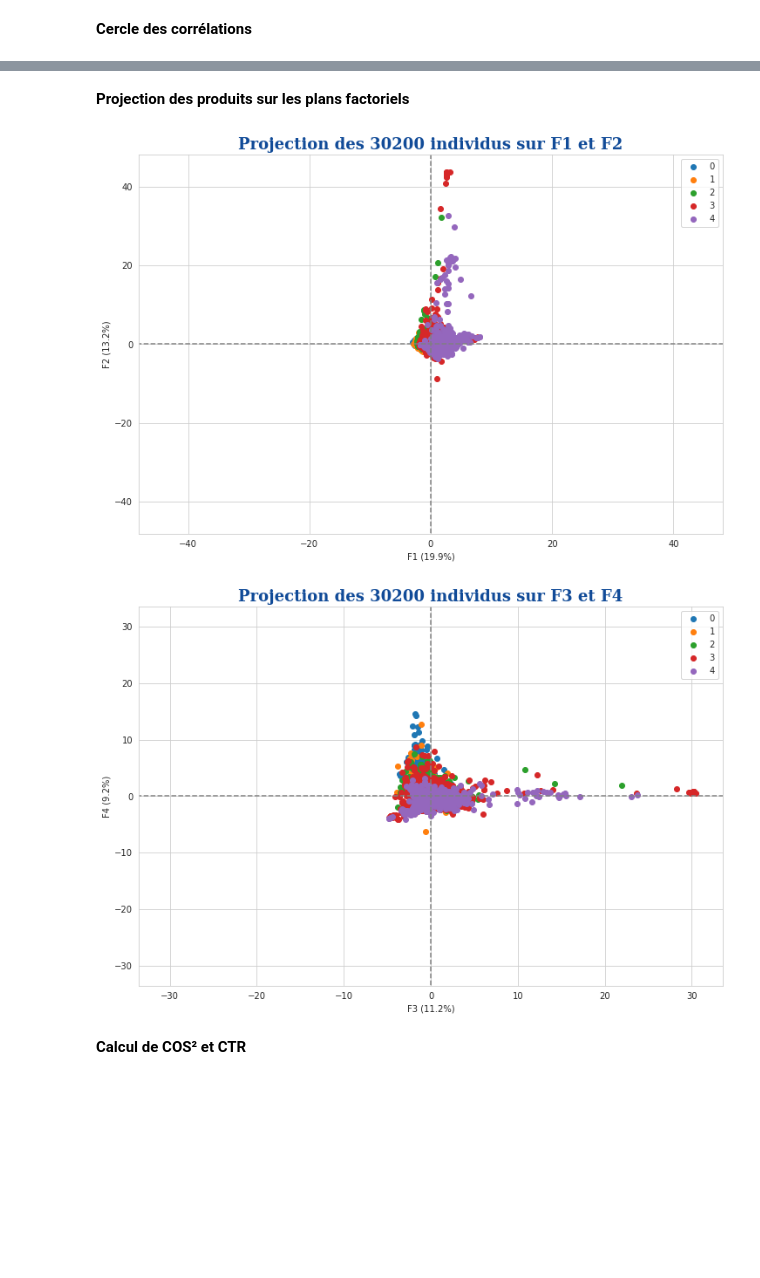
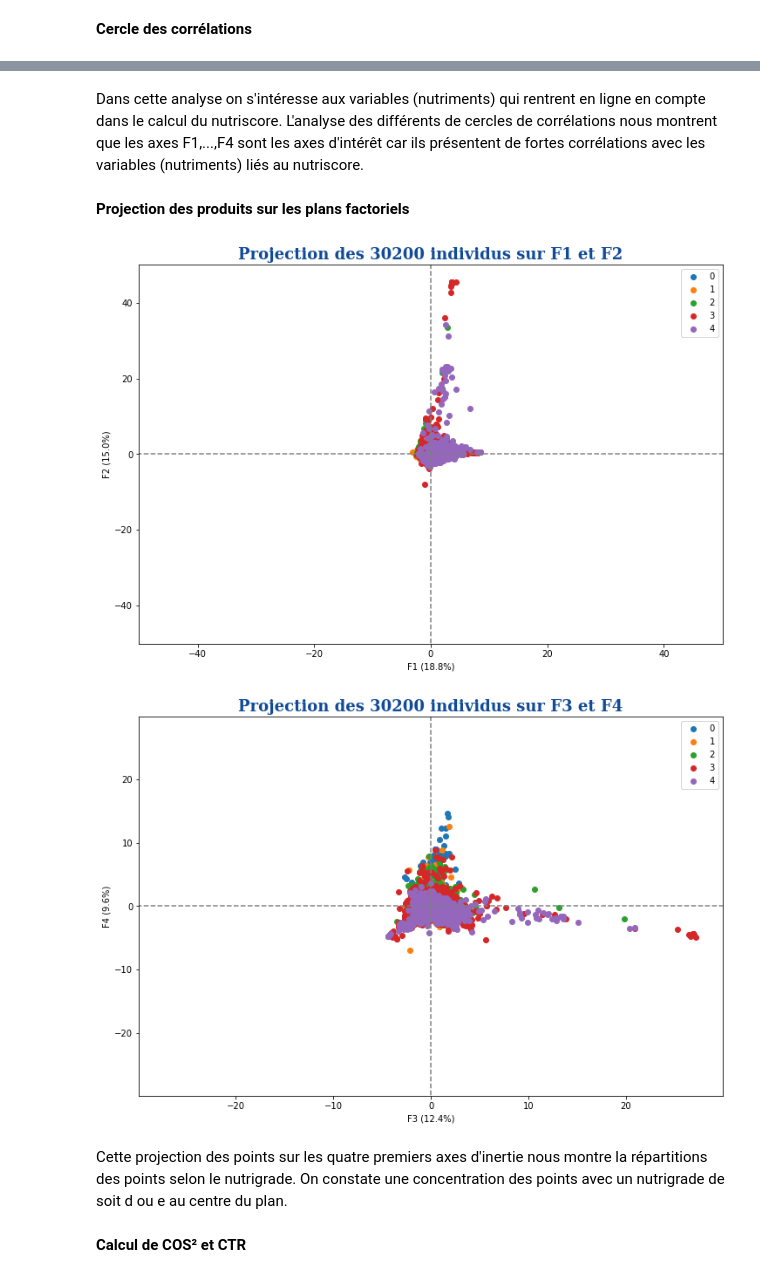
Before and after one commit to Bakarime27/app-sante-public, a Jupyter notebook: exploration_data_asp.ipynb, the cells around one changed output, grey strips where cells are left out. Cells and saved outputs as stored; diff of their text form; code cells hidden in the pictures; blank space fills up the shorter version.

```diff
--- a/exploration_data_asp.ipynb
+++ b/exploration_data_asp.ipynb
@@ -191,5 +202,20 @@ plt.show()
 # %% [markdown]
 **Eboulis des valeurs propres**
+# %%
+from sklearn.decomposition import PCA
+from sklearn.preprocessing import StandardScaler
+
+df_pca = df[df.columns.difference(["code","nutrition-score-fr_100g"])]
+
+scaler = StandardScaler()
+
+#standardisation
+X = df_pca.select_dtypes(include=['float64','int64'])
+X_standard = scaler.fit_transform(X)
+
+#Instanciation de l'ACP
+pca = PCA(svd_solver='full').fit(X_standard)
+X_projete = pca.transform(X_standard)
 # %%
 #Variances expliquées
 variances_expliquees = pca.explained_variance_ratio_*100
@@ -255,18 +272,18 @@ corr_matrix
 # %%
 #Variable Illustrative
-ivNutrigrade = df['nutrition_grade_fr'].values
+nutrigrade_vi = df['nutrition_grade_fr'].values
 
 #Encodage des grades
 from sklearn.preprocessing import LabelEncoder
 encoder = LabelEncoder()
-ivNutrigrade = encoder.fit_transform(ivNutrigrade)
-ivNutrigrade = ivNutrigrade.reshape((ivNutrigrade.shape[0],1))
+nutrigrade_vi = encoder.fit_transform(nutrigrade_vi)
+nutrigrade_vi = nutrigrade_vi.reshape((nutrigrade_vi.shape[0],1))
 
 #Corrélation de la variable illustrative avec les axes factoriels
-corrIv = np.zeros((ivNutrigrade.shape[1],p))
+corrIv = np.zeros((nutrigrade_vi.shape[1],p))
 for j in range(p):
-    for k in range(ivNutrigrade.shape[1]):
-        corrIv[k,j] = np.corrcoef(ivNutrigrade[:,k],X_projecte[:,j])[0,1]
+    for k in range(nutrigrade_vi.shape[1]):
+        corrIv[k,j] = np.corrcoef(nutrigrade_vi[:,k],X_projete[:,j])[0,1]
 # %%
 def cercle_corr(pcs, n_comp, pca, axis_ranks,
                labels=None, label_rotation=0,
@@ -328,7 +347,9 @@ cercle_corr(pcs, 4, pca, [(0,1),(2,3)], labels = np.array(X.columns),
+# %% [markdown]
+Dans cette analyse on s'intéresse aux variables (nutriments) qui rentrent en ligne en compte dans le calcul du nutriscore. L'analyse des différents de cercles de corrélations nous montrent que les axes F1,...,F4 sont les axes d'intérêt car ils présentent de fortes corrélations avec les variables (nutriments) liés au nutriscore.
 # %% [markdown]
 **Projection des produits sur les plans factoriels**
 # %%
-def graphe_plans_factoriels(X_projected, n_comp, pca, axis_ranks, labels=None, alpha=1, illustrative_var=None):
+def graphe_plans_factoriels(X_projete, n_comp, pca, axis_ranks, labels=None, alpha=1, illustrative_var=None):
     for d1,d2 in axis_ranks:
         if d2 < n_comp:
 
@@ -337,20 +358,20 @@ def graphe_plans_factoriels(X_projected, n_comp, pca, axis_ranks, labels=None, a
 
             # affichage des points
             if illustrative_var is None:
-                plt.scatter(X_projected[:, d1], X_projected[:, d2], alpha=alpha)
+                plt.scatter(X_projete[:, d1], X_projete[:, d2], alpha=alpha)
             else:
                 illustrative_var = np.array(illustrative_var)
                 for value in np.unique(illustrative_var):
                     selected = np.where(illustrative_var == value)
-                    plt.scatter(X_projected[selected, d1], X_projected[selected, d2], alpha=alpha, label=value)
+                    plt.scatter(X_projete[selected, d1], X_projete[selected, d2], alpha=alpha, label=value)
                 plt.legend()
             if labels is not None:
-                for i,(x,y) in enumerate(X_projected[:,[d1,d2]]):
+                for i,(x,y) in enumerate(X_projete[:,[d1,d2]]):
                     plt.text(x, y, labels[i],
                               fontsize='14', ha='center',va='center')
 
             # détermination des limites du graphique
-            boundary = np.max(np.abs(X_projected[:, [d1,d2]])) * 1.1
+            boundary = np.max(np.abs(X_projete[:, [d1,d2]])) * 1.1
             plt.xlim([-boundary,boundary])
             plt.ylim([-boundary,boundary])
 
@@ -362,13 +383,15 @@ def graphe_plans_factoriels(X_projected, n_comp, pca, axis_ranks, labels=None, a
             plt.xlabel('F{} ({}%)'.format(d1+1, round(100*pca.explained_variance_ratio_[d1],1)))
             plt.ylabel('F{} ({}%)'.format(d2+1, round(100*pca.explained_variance_ratio_[d2],1)))
 
-            plt.title("Projection des {} individus sur F{} et F{}".format(X_projected.shape[0], d1+1, d2+1), fontdict=font_title)
+            plt.title("Projection des {} individus sur F{} et F{}".format(X_projete.shape[0], d1+1, d2+1), fontdict=font_title)
             plt.show(block=False)
 # %%
-graphe_plans_factoriels(X_projecte, 4, pca, [(0,1),(2,3)], illustrative_var = ivNutrigrade)
+graphe_plans_factoriels(X_projete, 4, pca, [(0,1),(2,3)], illustrative_var = nutrigrade_vi)
 # %% [output]
-[figure, old version]
+[figure, new version]
-[figure, old version]
+[figure, new version]
+# %% [markdown]
+Cette projection des points sur les quatre premiers axes d'inertie nous montre la répartitions des points selon le nutrigrade. On constate une concentration des points avec un nutrigrade de soit d ou e au centre du plan.
 # %% [markdown]
 **Calcul de COS² et CTR**
 # %%
```
Also changed, not shown: parts of 61 cells of this notebook.
